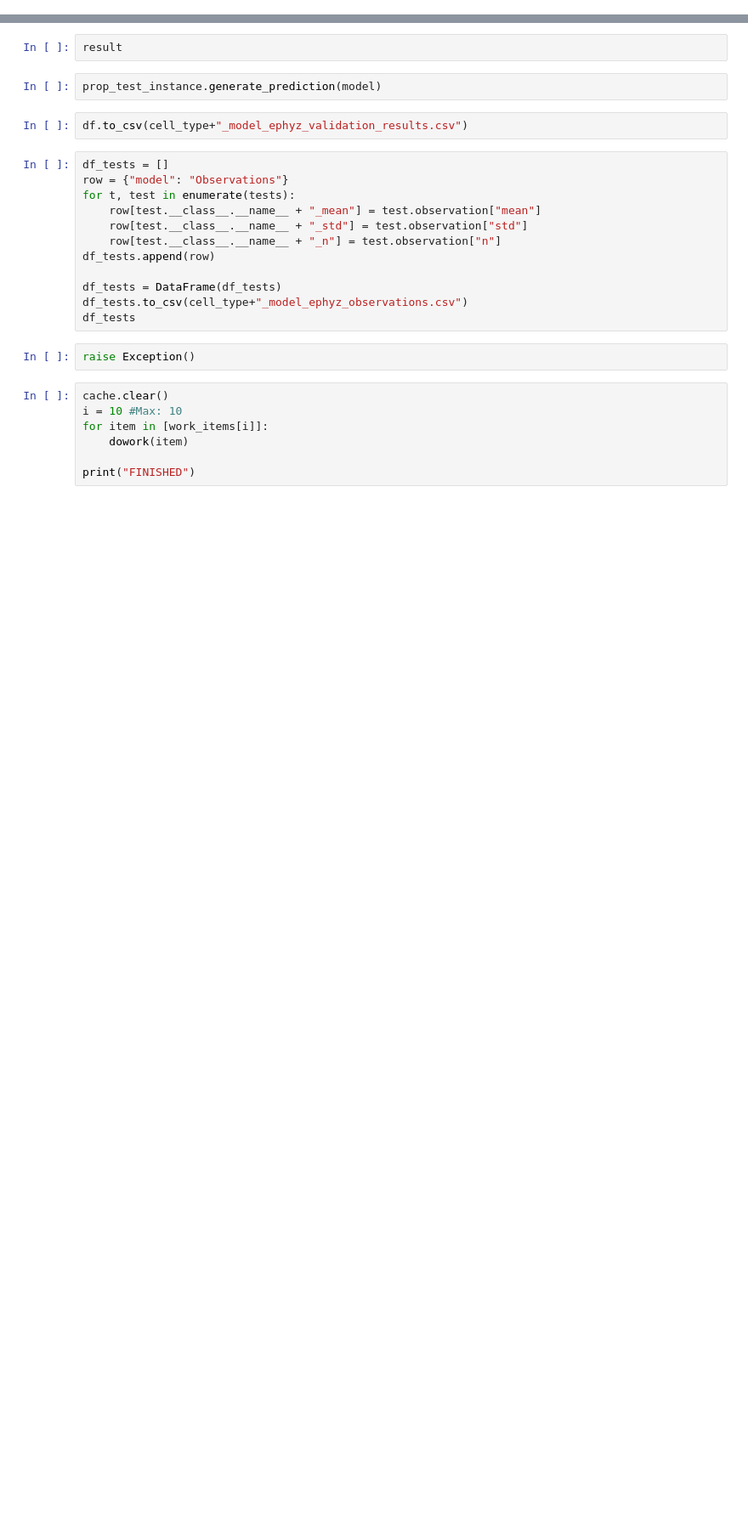
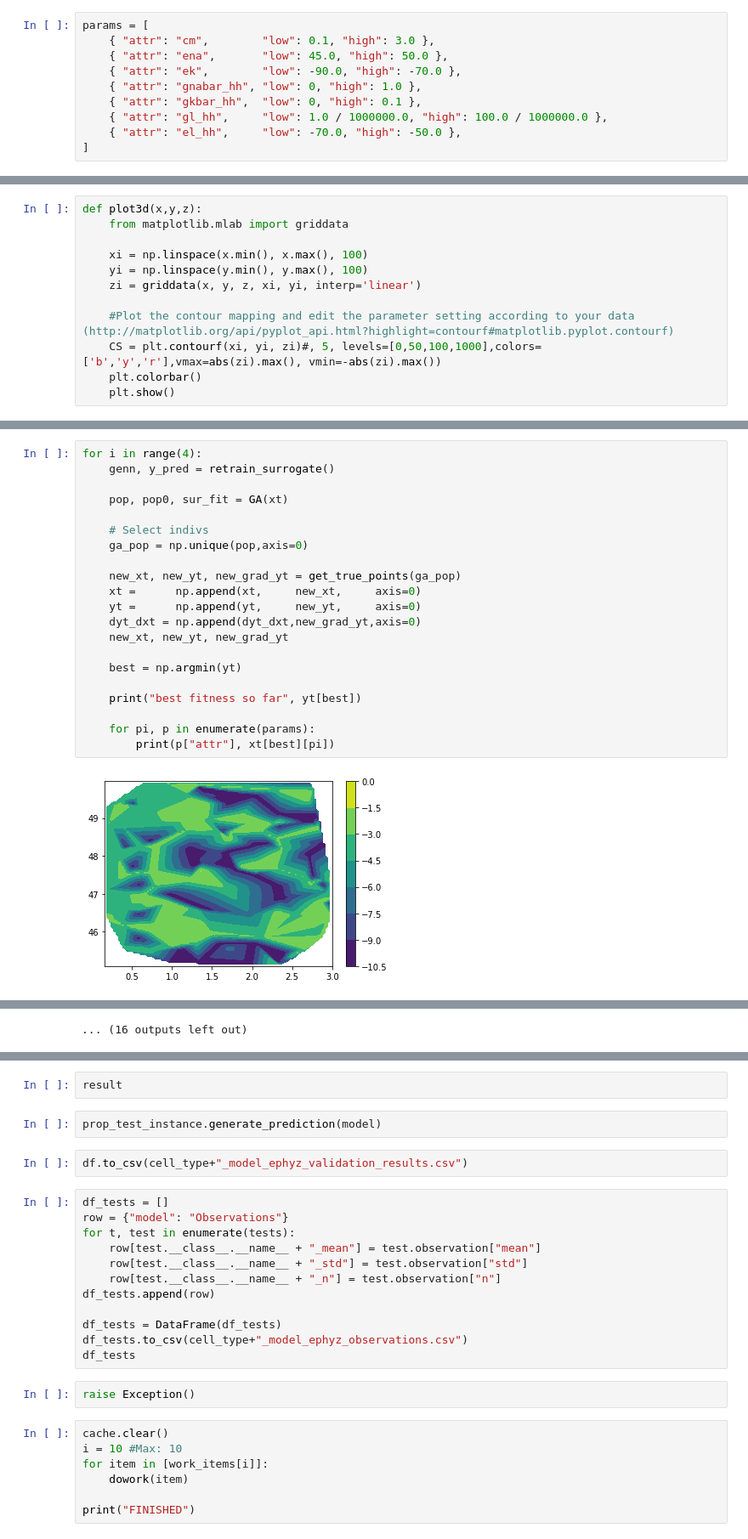
Before and after one commit to JustasB/OlfactoryBulb, a Jupyter notebook: ephyz-validation.ipynb, the cells around one changed output, grey strips where cells are left out. Shown at 85% size. Cells and saved outputs as stored; diff of their text form; blank space fills up the shorter version.

```diff
--- a/ephyz-validation.ipynb
+++ b/ephyz-validation.ipynb
@@ -157,0 +154,10 @@ dowork(work_items[0])
+# %%
+params = [
+    { "attr": "cm",        "low": 0.1, "high": 3.0 },
+    { "attr": "ena",       "low": 45.0, "high": 50.0 },
+    { "attr": "ek",        "low": -90.0, "high": -70.0 },
+    { "attr": "gnabar_hh", "low": 0, "high": 1.0 },
+    { "attr": "gkbar_hh",  "low": 0, "high": 0.1 },
+    { "attr": "gl_hh",     "low": 1.0 / 1000000.0, "high": 100.0 / 1000000.0 },
+    { "attr": "el_hh",     "low": -70.0, "high": -50.0 },
+]
@@ -157,0 +338,12 @@ dowork(work_items[0])
+# %%
+def plot3d(x,y,z):
+    from matplotlib.mlab import griddata
+
+    xi = np.linspace(x.min(), x.max(), 100)
+    yi = np.linspace(y.min(), y.max(), 100)
+    zi = griddata(x, y, z, xi, yi, interp='linear')
+
+    #Plot the contour mapping and edit the parameter setting according to your data (http://matplotlib.org/api/pyplot_api.html?highlight=contourf#matplotlib.pyplot.contourf)
+    CS = plt.contourf(xi, yi, zi)#, 5, levels=[0,50,100,1000],colors=['b','y','r'],vmax=abs(zi).max(), vmin=-abs(zi).max())
+    plt.colorbar()
+    plt.show()
@@ -157,0 +479,23 @@ dowork(work_items[0])
+# %%
+for i in range(4):
+    genn, y_pred = retrain_surrogate()
+
+    pop, pop0, sur_fit = GA(xt)
+
+    # Select indivs
+    ga_pop = np.unique(pop,axis=0)
+
+    new_xt, new_yt, new_grad_yt = get_true_points(ga_pop)
+    xt =      np.append(xt,     new_xt,     axis=0)
+    yt =      np.append(yt,     new_yt,     axis=0)
+    dyt_dxt = np.append(dyt_dxt,new_grad_yt,axis=0)
+    new_xt, new_yt, new_grad_yt
+
+    best = np.argmin(yt)
+
+    print("best fitness so far", yt[best])
+
+    for pi, p in enumerate(params):
+        print(p["attr"], xt[best][pi])
+# %% [output]
+[figure, added]
@@ -157,0 +580 @@ dowork(work_items[0])
+... (16 outputs left out)
```
Also changed, not shown: parts of 66 cells of this notebook, 14 other files.
